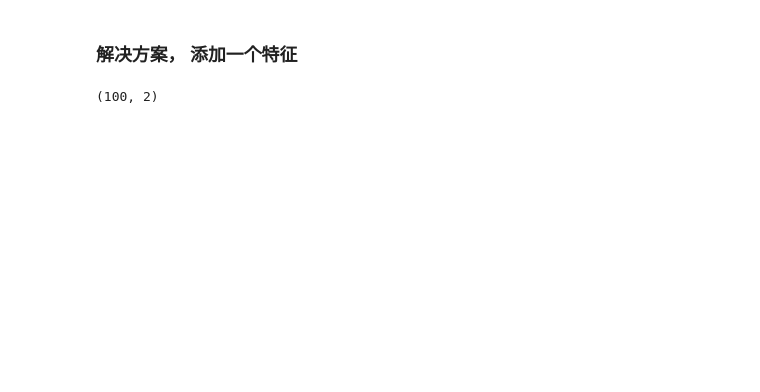
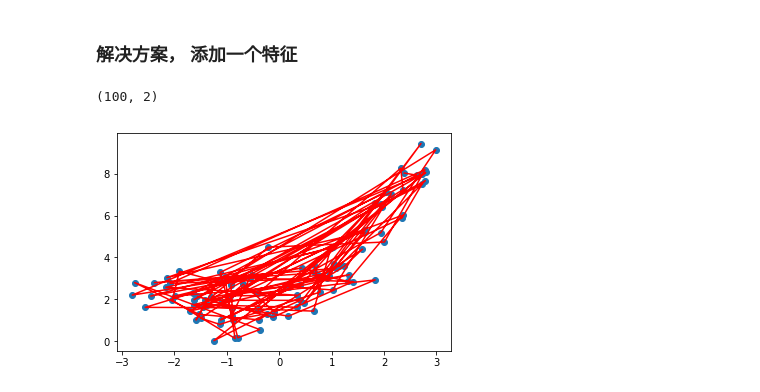
Before and after one commit to Wendong-yin/MachineLearning, a Jupyter notebook: 08-Polynomial-Regression-and-Model-Generalization/01-What-is-Polynomial-Regression/01-What-is-Polynomial-Regression.ipynb, the cells around one changed output. Cells and saved outputs as stored; diff of their text form; code cells hidden in the pictures; blank space fills up the shorter version.

```diff
--- a/08-Polynomial-Regression-and-Model-Generalization/01-What-is-Polynomial-Regression/01-What-is-Polynomial-Regression.ipynb
+++ b/08-Polynomial-Regression-and-Model-Generalization/01-What-is-Polynomial-Regression/01-What-is-Polynomial-Regression.ipynb
@@ -40,5 +43,12 @@ X2.shape
 lin_reg2 = LinearRegression()
 lin_reg2.fit(X2, y)
 y_predict2 = lin_reg2.predict(X2)
+# %%
+plt.scatter(x, y)
+# 我们要将 x 排序之后，再进行绘制
+plt.plot(x,y, color='r')
+plt.show()
+# %% [output]
+[figure, added]
 # %%
 plt.scatter(x, y)
```
Also changed, not shown: parts of 6 cells of this notebook, 3 other files.
